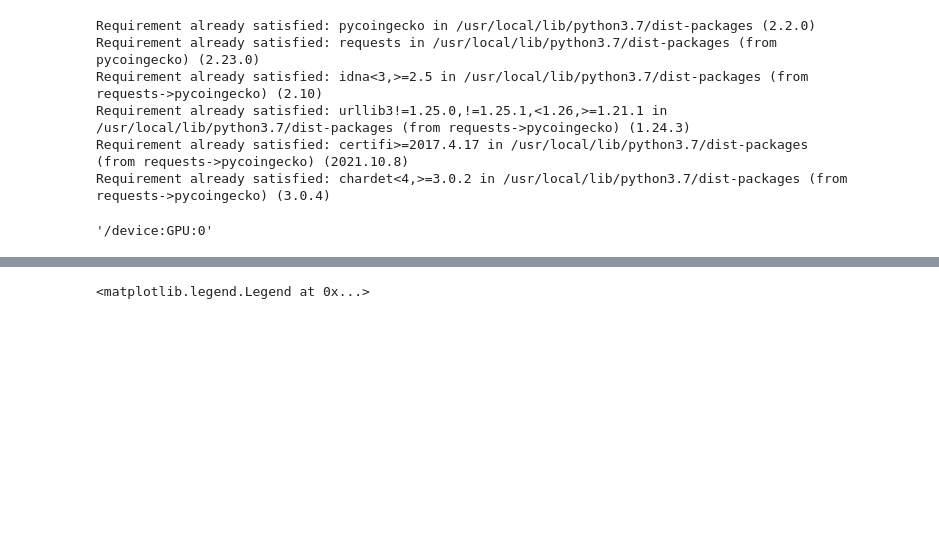
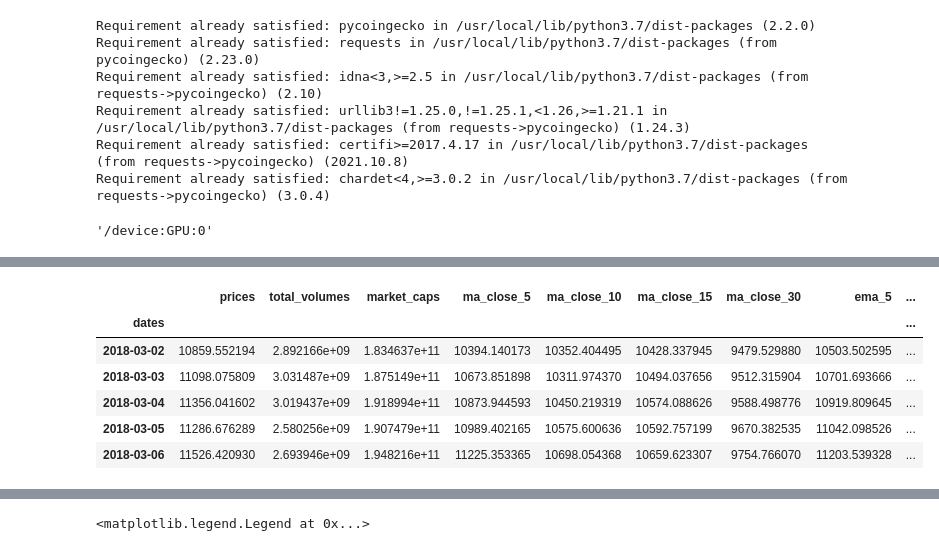
Before and after one commit to aldofranco91/Trading, a Jupyter notebook: Conv_Regression_Jaime.ipynb, the cells around one changed output, grey strips where cells are left out. Saved outputs shown, nothing was run; the diff lists cells and outputs as text; code cells hidden in the pictures; blank space fills up the shorter version.

```diff
--- a/Conv_Regression_Jaime.ipynb
+++ b/Conv_Regression_Jaime.ipynb
@@ -150 +140,12 @@ df.tail(5)
+# %%
+df = df.dropna()
+df.head(5)
+# %% [output]
+|  | prices | total_volumes | market_caps | ma_close_5 | ma_close_10 | ma_close_15 | ma_close_30 | ema_5 | ... |
+| dates |  |  |  |  |  |  |  |  | ... |
+| 2018-03-02 | 10859.552194 | 2.892166e+09 | 1.834637e+11 | 10394.140173 | 10352.404495 | 10428.337945 | 9479.529880 | 10503.502595 | ... |
+| 2018-03-03 | 11098.075809 | 3.031487e+09 | 1.875149e+11 | 10673.851898 | 10311.974370 | 10494.037656 | 9512.315904 | 10701.693666 | ... |
+| 2018-03-04 | 11356.041602 | 3.019437e+09 | 1.918994e+11 | 10873.944593 | 10450.219319 | 10574.088626 | 9588.498776 | 10919.809645 | ... |
+| 2018-03-05 | 11286.676289 | 2.580256e+09 | 1.907479e+11 | 10989.402165 | 10575.600636 | 10592.757199 | 9670.382535 | 11042.098526 | ... |
+| 2018-03-06 | 11526.420930 | 2.693946e+09 | 1.948216e+11 | 11225.353365 | 10698.054368 | 10659.623307 | 9754.766070 | 11203.539328 | ... |
 # %%
```
Also changed, not shown: parts of 13 cells of this notebook.
